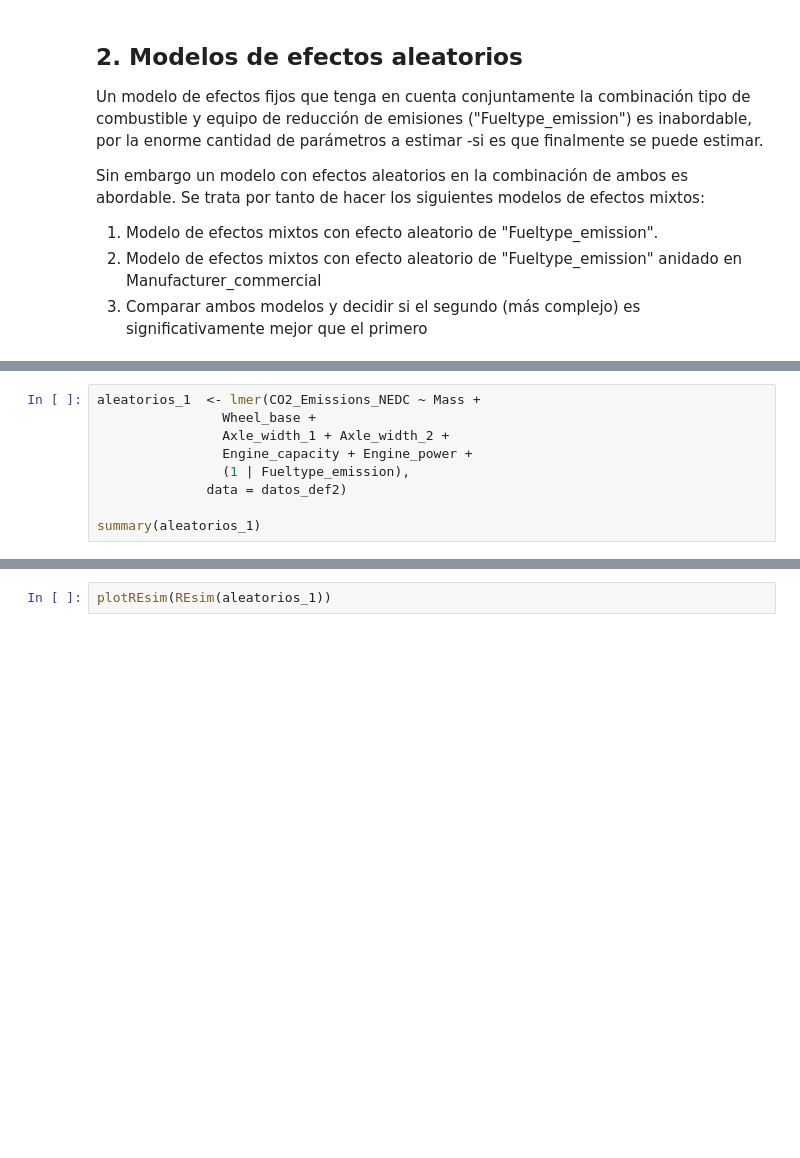
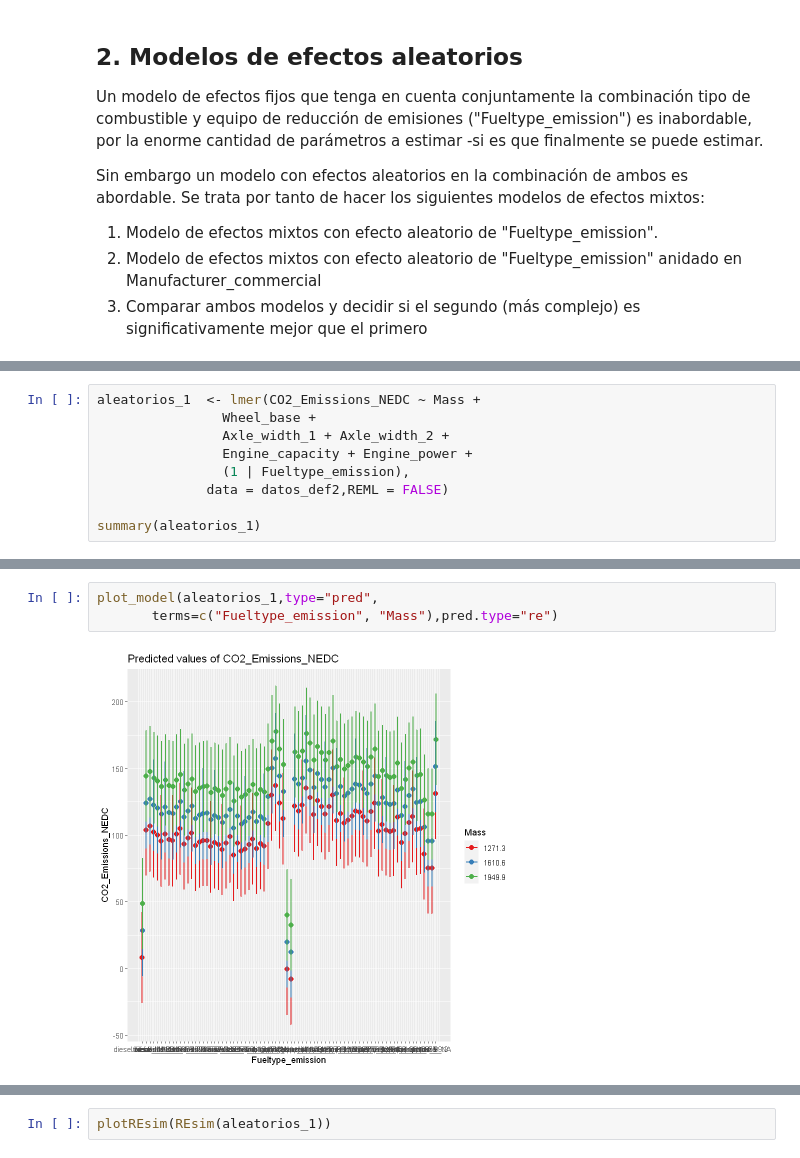
Before and after one commit to Atuneros/trabajos, a Jupyter notebook: machine_learning2/practica2.ipynb, the cells around one changed output, grey strips where cells are left out. Cells and saved outputs as stored; diff of their text form; blank space fills up the shorter version.

```diff
--- a/machine_learning2/practica2.ipynb
+++ b/machine_learning2/practica2.ipynb
@@ -201,7 +204,7 @@ aleatorios_1  <- lmer(CO2_Emissions_NEDC ~ Mass +
                 Axle_width_1 + Axle_width_2 +
                 Engine_capacity + Engine_power +
                 (1 | Fueltype_emission),
-              data = datos_def2)
+              data = datos_def2,REML = FALSE)
 
 summary(aleatorios_1)
 # %% [output]
@@ -266,0 +269,5 @@ A data.frame: 2 × 2
+# %%
+plot_model(aleatorios_1,type="pred",
+       terms=c("Fueltype_emission", "Mass"),pred.type="re")
+# %% [output]
+[figure, added]
```
Also changed, not shown: parts of 42 cells of this notebook, 1 other file.
